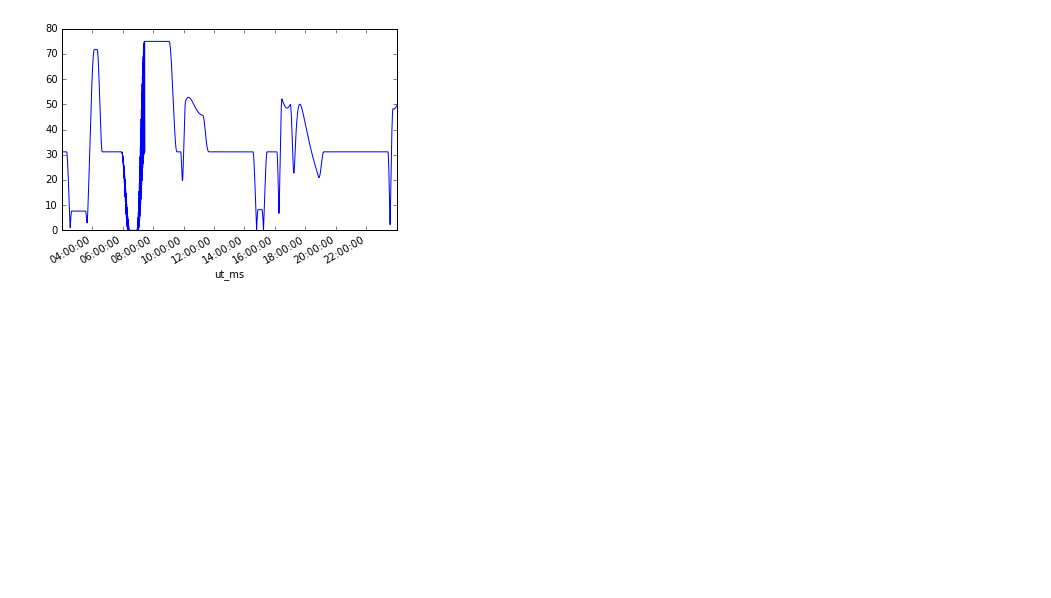
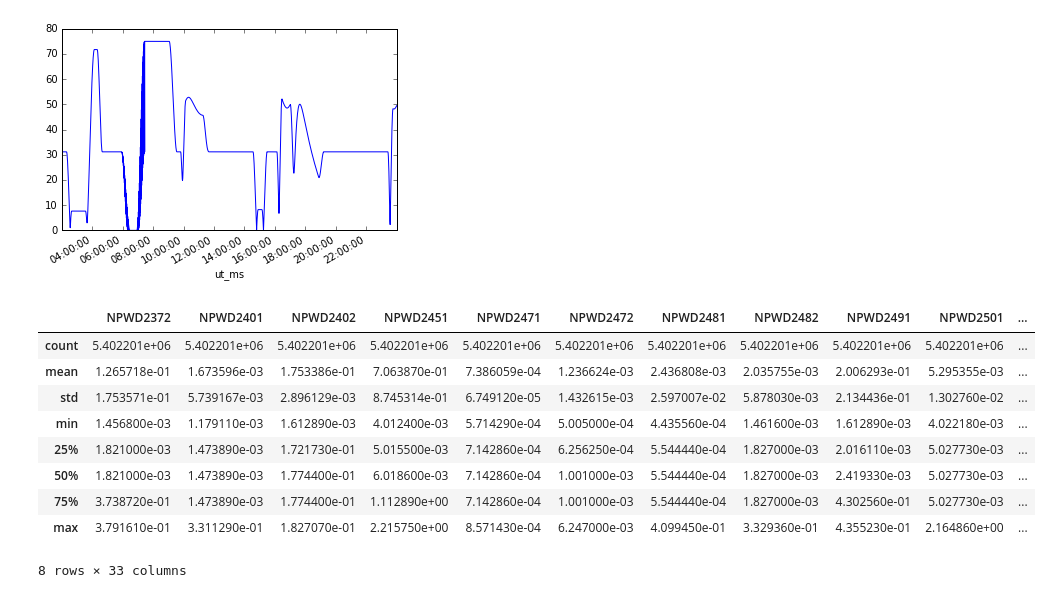
Before and after one commit to ktrnka/mars-express, a Jupyter notebook: src/data exploration.ipynb, the cells around one changed output. Drawn from its saved outputs; the diff is of its cells as text; code cells hidden in the pictures; blank space fills up the shorter version.

```diff
--- a/src/data exploration.ipynb
+++ b/src/data exploration.ipynb
@@ -146,3 +146,17 @@ saaf_data.sx["2014-01-02"].plot()
 # %% [output]
 <matplotlib.axes._subplots.AxesSubplot at 0x...>
 [figure]
+# %%
+fine_power = load_series(find_files(path, "power"))
+fine_power.describe()
+# %% [output]
+|  | NPWD2372 | NPWD2401 | NPWD2402 | NPWD2451 | NPWD2471 | NPWD2472 | NPWD2481 | NPWD2482 | NPWD2491 | NPWD2501 | ... |
+| count | 5.402201e+06 | 5.402201e+06 | 5.402201e+06 | 5.402201e+06 | 5.402201e+06 | 5.402201e+06 | 5.402201e+06 | 5.402201e+06 | 5.402201e+06 | 5.402201e+06 | ... |
+| mean | 1.265718e-01 | 1.673596e-03 | 1.753386e-01 | 7.063870e-01 | 7.386059e-04 | 1.236624e-03 | 2.436808e-03 | 2.035755e-03 | 2.006293e-01 | 5.295355e-03 | ... |
+| std | 1.753571e-01 | 5.739167e-03 | 2.896129e-03 | 8.745314e-01 | 6.749120e-05 | 1.432615e-03 | 2.597007e-02 | 5.878030e-03 | 2.134436e-01 | 1.302760e-02 | ... |
+| min | 1.456800e-03 | 1.179110e-03 | 1.612890e-03 | 4.012400e-03 | 5.714290e-04 | 5.005000e-04 | 4.435560e-04 | 1.461600e-03 | 1.612890e-03 | 4.022180e-03 | ... |
+| 25% | 1.821000e-03 | 1.473890e-03 | 1.721730e-01 | 5.015500e-03 | 7.142860e-04 | 6.256250e-04 | 5.544440e-04 | 1.827000e-03 | 2.016110e-03 | 5.027730e-03 | ... |
+| 50% | 1.821000e-03 | 1.473890e-03 | 1.774400e-01 | 6.018600e-03 | 7.142860e-04 | 1.001000e-03 | 5.544440e-04 | 1.827000e-03 | 2.419330e-03 | 5.027730e-03 | ... |
+| 75% | 3.738720e-01 | 1.473890e-03 | 1.774400e-01 | 1.112890e+00 | 7.142860e-04 | 1.001000e-03 | 5.544440e-04 | 1.827000e-03 | 4.302560e-01 | 5.027730e-03 | ... |
+| max | 3.791610e-01 | 3.311290e-01 | 1.827070e-01 | 2.215750e+00 | 8.571430e-04 | 6.247000e-03 | 4.099450e-01 | 3.329360e-01 | 4.355230e-01 | 2.164860e+00 | ... |
+8 rows × 33 columns
```
Also changed, not shown: parts of 2 cells of this notebook, 3 other files.
